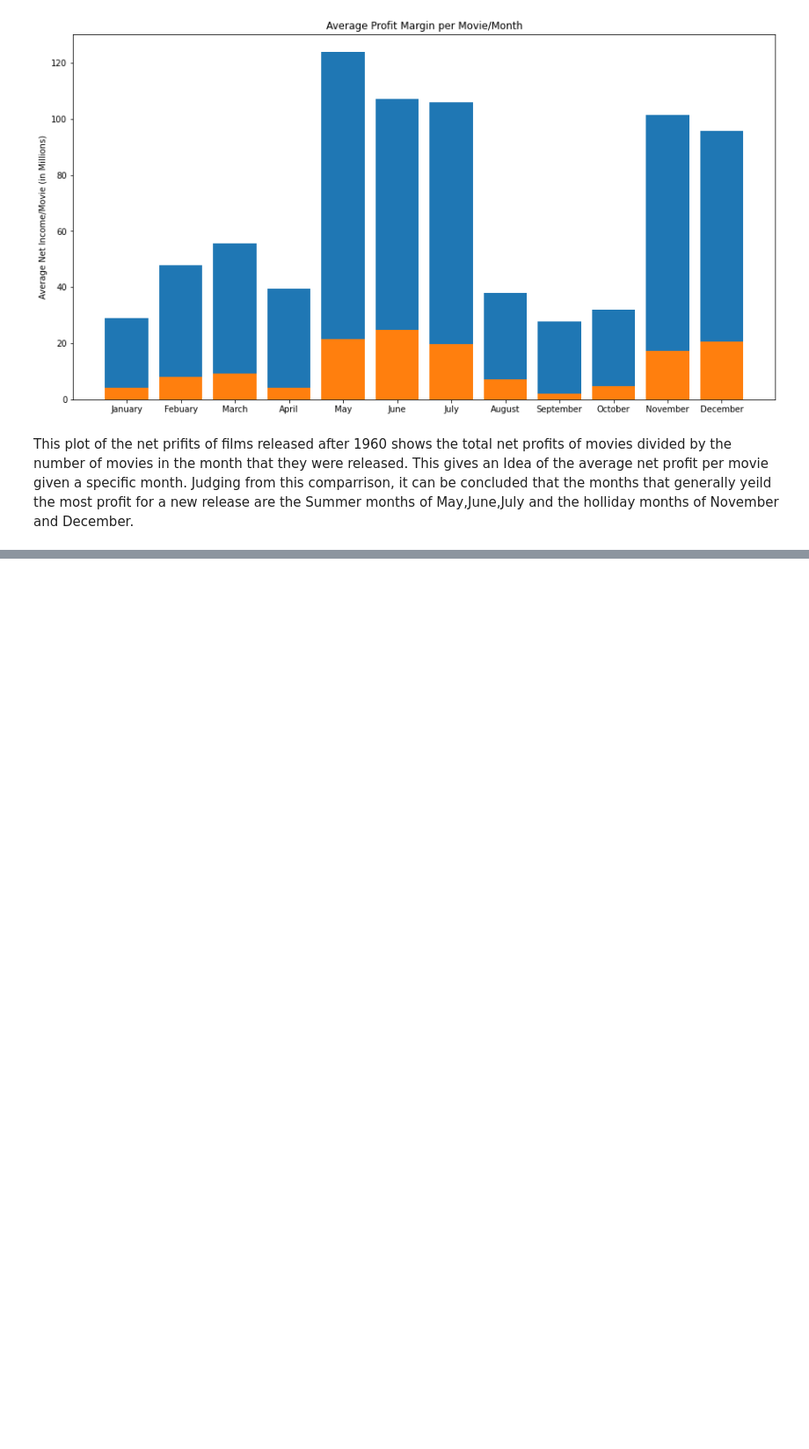
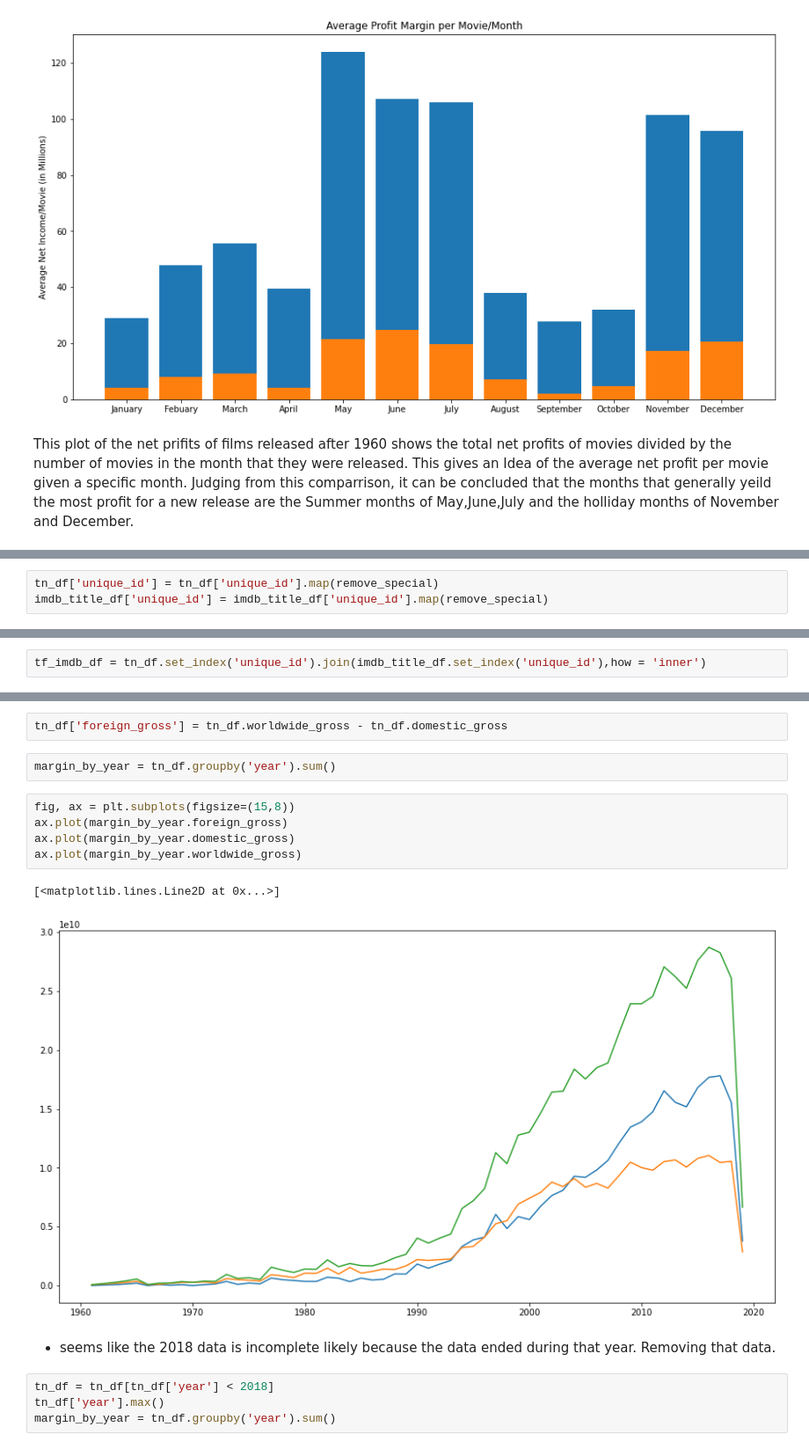
Before and after one commit to JCherryA050/phase_1_project, a Jupyter notebook: working_notebooks/project_notebook_ajc.ipynb, the cells around one changed output, grey strips where cells are left out. Shown at 88% size. Cells and saved outputs as stored; diff of their text form; blank space fills up the shorter version.

Commit message:
continued analysis and added two figures to the images folder

```diff
--- a/working_notebooks/project_notebook_ajc.ipynb
+++ b/working_notebooks/project_notebook_ajc.ipynb
@@ -131,0 +212,3 @@ memory usage: 146.4+ KB
+# %%
+tn_df['unique_id'] = tn_df['unique_id'].map(remove_special)
+imdb_title_df['unique_id'] = imdb_title_df['unique_id'].map(remove_special)
@@ -131,0 +237,2 @@ memory usage: 146.4+ KB
+# %%
+tf_imdb_df = tn_df.set_index('unique_id').join(imdb_title_df.set_index('unique_id'),how = 'inner')
@@ -131,0 +286,18 @@ memory usage: 146.4+ KB
+# %%
+tn_df['foreign_gross'] = tn_df.worldwide_gross - tn_df.domestic_gross
+# %%
+margin_by_year = tn_df.groupby('year').sum()
+# %%
+fig, ax = plt.subplots(figsize=(15,8))
+ax.plot(margin_by_year.foreign_gross)
+ax.plot(margin_by_year.domestic_gross)
+ax.plot(margin_by_year.worldwide_gross)
+# %% [output]
+[<matplotlib.lines.Line2D at 0x...>]
+[figure, added]
+# %% [markdown]
+- seems like the 2018 data is incomplete likely because the data ended during that year. Removing that data.
+# %%
+tn_df = tn_df[tn_df['year'] < 2018]
+tn_df['year'].max()
+margin_by_year = tn_df.groupby('year').sum()
```
Also changed, not shown: parts of 38 cells of this notebook, 3 other files.
